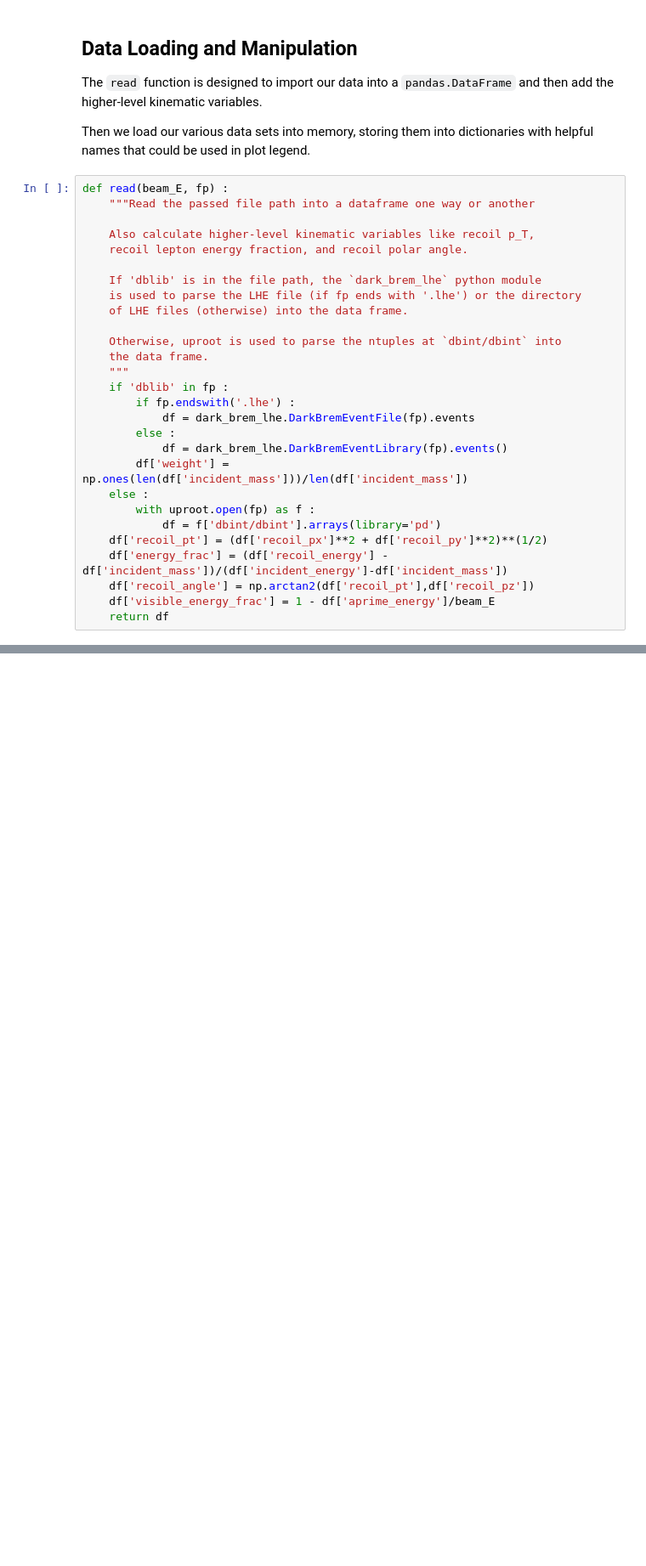
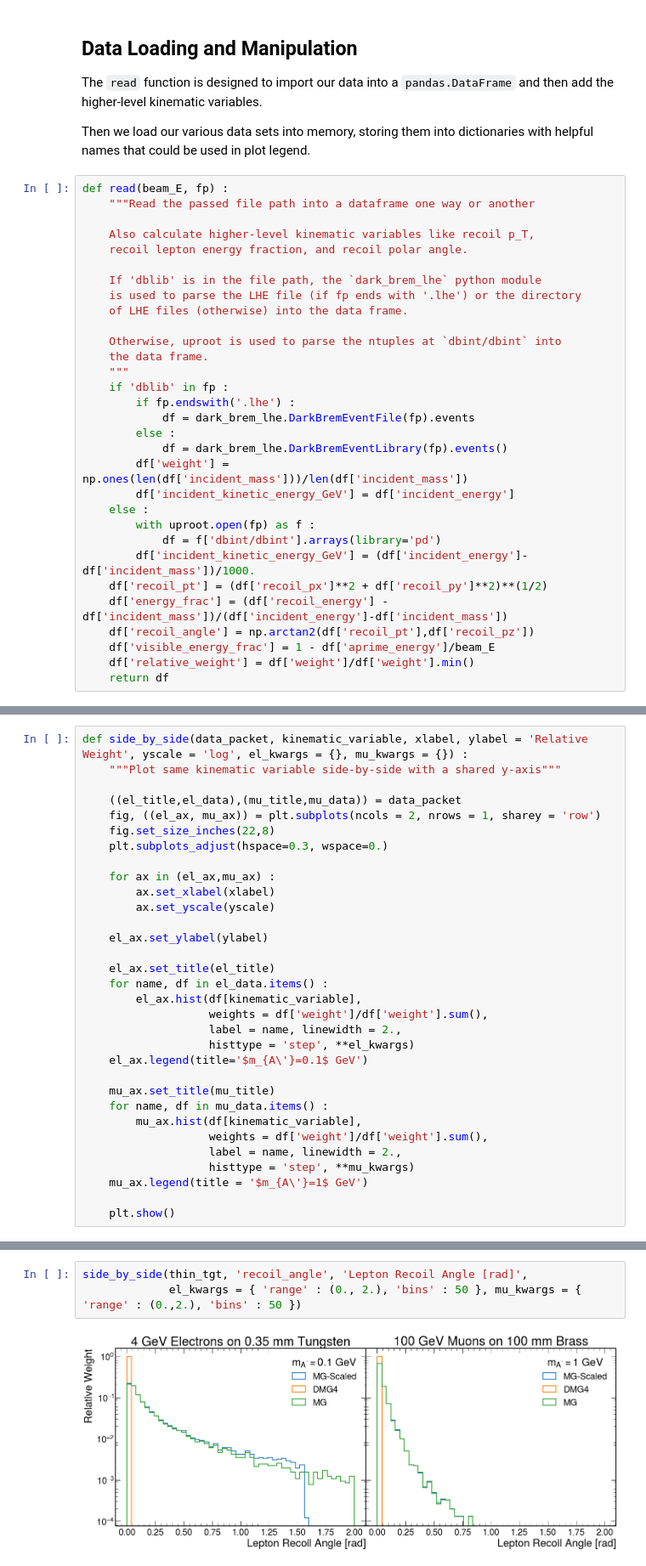
Before and after one commit to tomeichlersmith/ldmx-sim-technique, a Jupyter notebook: ana/plot-dev.ipynb, the cells around one changed output, grey strips where cells are left out. Shown at 85% size. Drawn from its saved outputs; the diff is of its cells as text; blank space fills up the shorter version.

```diff
--- a/ana/plot-dev.ipynb
+++ b/ana/plot-dev.ipynb
@@ -35,12 +35,15 @@ def read(beam_E, fp) :
         else :
             df = dark_brem_lhe.DarkBremEventLibrary(fp).events()
         df['weight'] = np.ones(len(df['incident_mass']))/len(df['incident_mass'])
+        df['incident_kinetic_energy_GeV'] = df['incident_energy']
     else :
         with uproot.open(fp) as f :
             df = f['dbint/dbint'].arrays(library='pd')
+        df['incident_kinetic_energy_GeV'] = (df['incident_energy']-df['incident_mass'])/1000.
     df['recoil_pt'] = (df['recoil_px']**2 + df['recoil_py']**2)**(1/2)
     df['energy_frac'] = (df['recoil_energy'] - df['incident_mass'])/(df['incident_energy']-df['incident_mass'])
     df['recoil_angle'] = np.arctan2(df['recoil_pt'],df['recoil_pz'])
     df['visible_energy_frac'] = 1 - df['aprime_energy']/beam_E
+    df['relative_weight'] = df['weight']/df['weight'].min()
     return df
 # %%
@@ -207,0 +97,32 @@ plt.show()
+# %%
+def side_by_side(data_packet, kinematic_variable, xlabel, ylabel = 'Relative Weight', yscale = 'log', el_kwargs = {}, mu_kwargs = {}) :
+    """Plot same kinematic variable side-by-side with a shared y-axis"""
+
+    ((el_title,el_data),(mu_title,mu_data)) = data_packet
+    fig, ((el_ax, mu_ax)) = plt.subplots(ncols = 2, nrows = 1, sharey = 'row')
+    fig.set_size_inches(22,8)
+    plt.subplots_adjust(hspace=0.3, wspace=0.)
+
+    for ax in (el_ax,mu_ax) :
+        ax.set_xlabel(xlabel)
+        ax.set_yscale(yscale)
+
+    el_ax.set_ylabel(ylabel)
+
+    el_ax.set_title(el_title)
+    for name, df in el_data.items() :
+        el_ax.hist(df[kinematic_variable],
+                   weights = df['weight']/df['weight'].sum(),
+                   label = name, linewidth = 2.,
+                   histtype = 'step', **el_kwargs)
+    el_ax.legend(title='$m_{A\'}=0.1$ GeV')
+
+    mu_ax.set_title(mu_title)
+    for name, df in mu_data.items() :
+        mu_ax.hist(df[kinematic_variable],
+                   weights = df['weight']/df['weight'].sum(),
+                   label = name, linewidth = 2.,
+                   histtype = 'step', **mu_kwargs)
+    mu_ax.legend(title = '$m_{A\'}=1$ GeV')
+
+    plt.show()
@@ -207,0 +132,5 @@ plt.show()
+# %%
+side_by_side(thin_tgt, 'recoil_angle', 'Lepton Recoil Angle [rad]',
+             el_kwargs = { 'range' : (0., 2.), 'bins' : 50 }, mu_kwargs = { 'range' : (0.,2.), 'bins' : 50 })
+# %% [output]
+[figure, added]
```
Also changed, not shown: parts of 23 cells of this notebook.
